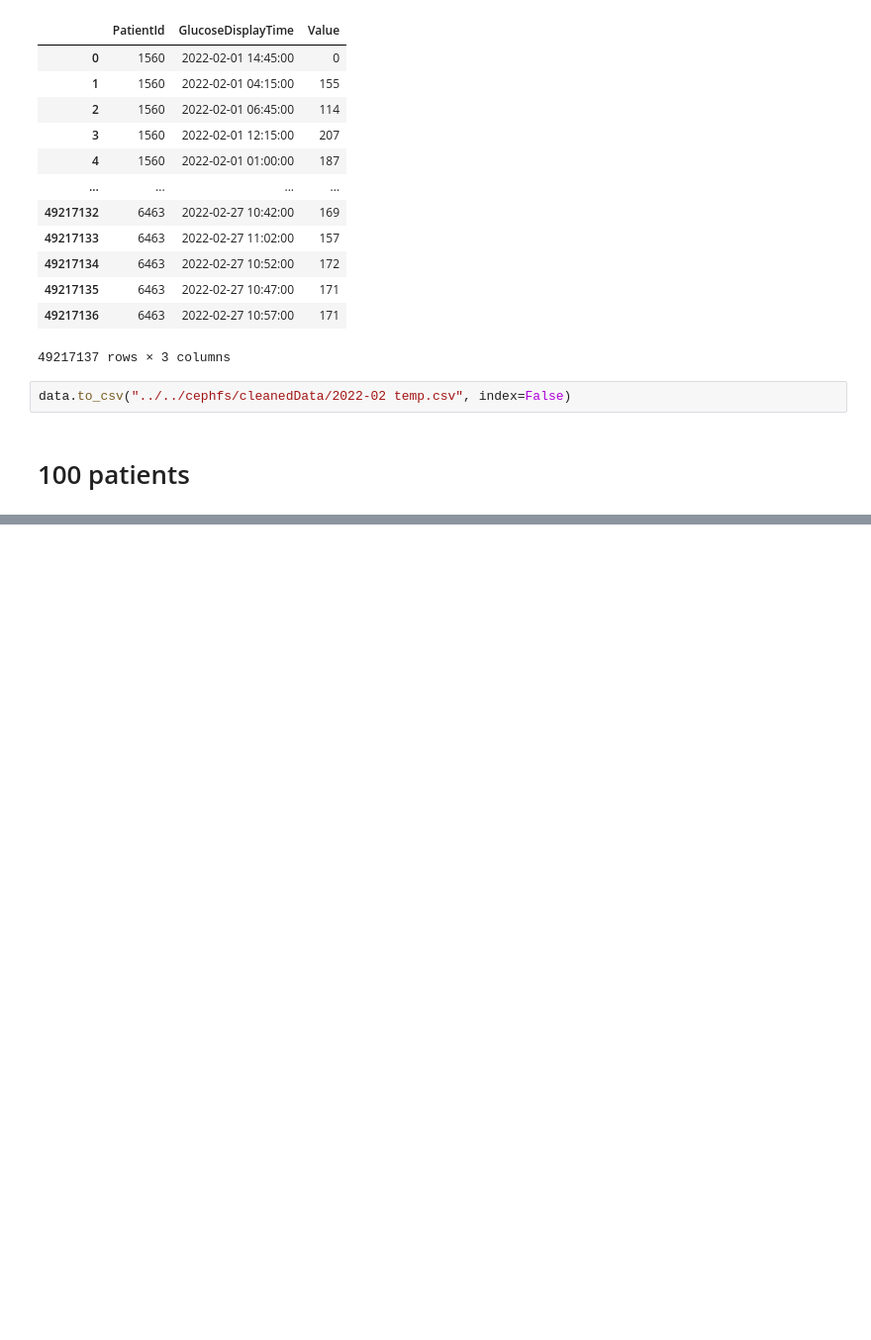
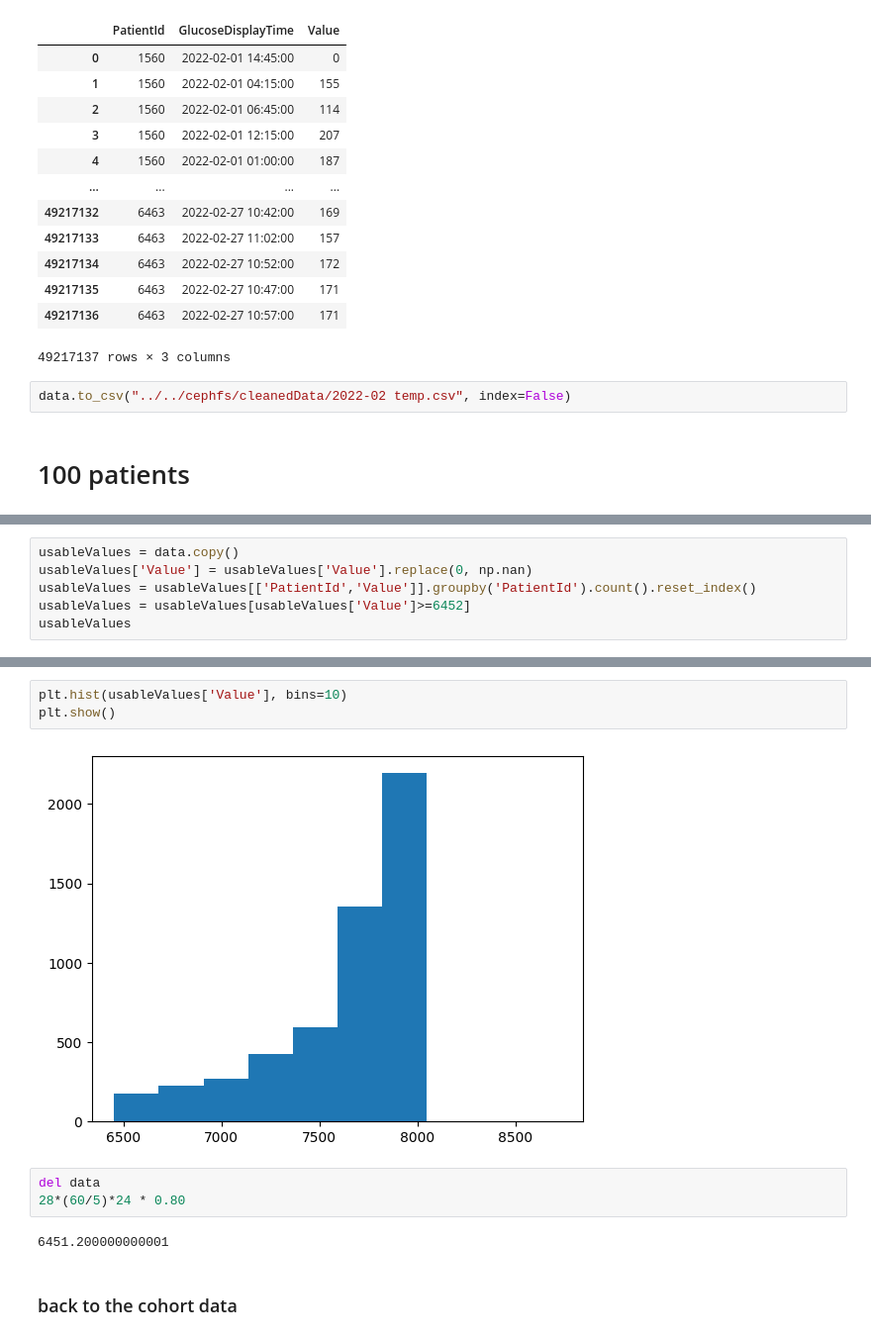
Before and after one commit to karinakanjaria/glucose-data-analysis, a Jupyter notebook: EDA/LeslieEDA2.ipynb, the cells around one changed output, grey strips where cells are left out. Shown: that part at 99% size. Saved outputs shown, nothing was run; the diff lists cells and outputs as text; blank space fills up the shorter version.

```diff
--- a/EDA/LeslieEDA2.ipynb
+++ b/EDA/LeslieEDA2.ipynb
@@ -395,0 +400,6 @@ data = pd.read_csv("../../cephfs/cleanedData/2022-02 temp.csv", low_memory=False
+# %%
+usableValues = data.copy()
+usableValues['Value'] = usableValues['Value'].replace(0, np.nan)
+usableValues = usableValues[['PatientId','Value']].groupby('PatientId').count().reset_index()
+usableValues = usableValues[usableValues['Value']>=6452]
+usableValues
@@ -396,3 +420,15 @@ data = pd.read_csv("../../cephfs/cleanedData/2022-02 temp.csv", low_memory=False
+# %%
+plt.hist(usableValues['Value'], bins=10)
+plt.show()
+# %% [output]
+[figure, added]
+# %%
+del data
+28*(60/5)*24 * 0.80
+# %% [output]
+6451.200000000001
+# %% [markdown]
+### back to the cohort data
 # %%
 cohort = pd.read_csv("../../cephfs/cleanedData/cohort.csv")
 cohort
```
Also changed, not shown: parts of 22 cells of this notebook.
